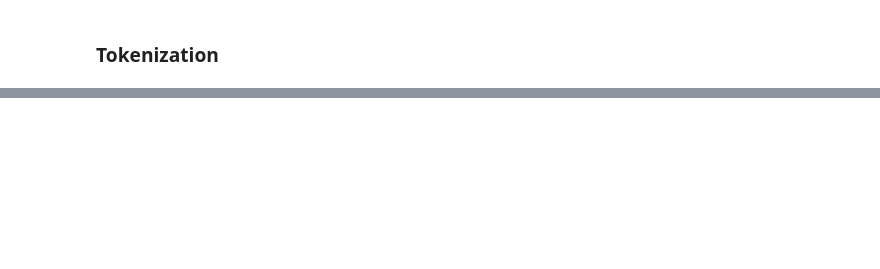
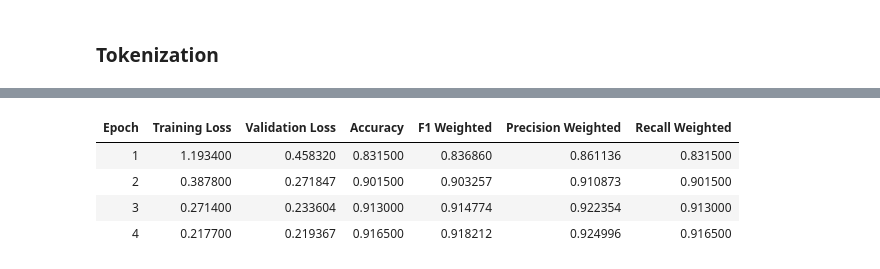
Before and after one commit to AshiniR/Tweet-Emotion-Recognition, a Jupyter notebook: notebook/Tweet_Emotion_Recognition.ipynb, the cells around one changed output, grey strips where cells are left out. Drawn from its saved outputs; the diff is of its cells as text; code cells hidden in the pictures; blank space fills up the shorter version.

```diff
--- a/notebook/Tweet_Emotion_Recognition.ipynb
+++ b/notebook/Tweet_Emotion_Recognition.ipynb
@@ -1162,13 +1498,13 @@ files.download("best_model_DBERT.zip")
 # %% [markdown]
 ## 4. Experiment with RoBERTa
 # %%
-train_df_ROBERTA = train_df.copy()
-val_df_ROBERTA = val_df.copy()
-test_df_ROBERTA = test_df.copy()
+train_df_RoBERTa = train_df.copy()
+val_df_RoBERTa = val_df.copy()
+test_df_RoBERTa = test_df.copy()
 
 # Drop the label_names column
-train_df_DBERT = train_df_ROBERTA.drop('label_names', axis=1)
+train_df_RoBERTa = train_df_RoBERTa.drop('label_names', axis=1)
 
-print("Shape of train_df_ROBERTA:", train_df_ROBERTA.shape)
-print("Shape of val_df_ROBERTA:", val_df_ROBERTA.shape)
-print("Shape of test_df_ROBERTA:", test_df_ROBERTA.shape)
+print("Shape of train_df_RoBERTa:", train_df_RoBERTa.shape)
+print("Shape of val_df_RoBERTa:", val_df_RoBERTa.shape)
+print("Shape of test_df_RoBERTa:", test_df_RoBERTa.shape)
@@ -1176,0 +1617,65 @@ print("Shape of test_df_ROBERTA:", test_df_ROBERTA.shape)
+# %%
+def objective_RoBERTa(trial):
+    # 1. Model parameters
+    model_params = {
+        "hidden_dropout_prob": trial.suggest_float("hidden_dropout", 0.1, 0.3),
+        "attention_probs_dropout_prob": trial.suggest_float("attn_dropout", 0.1, 0.3),
+    }
+
+    # 2. Training parameters
+    training_params = {
+        "learning_rate": trial.suggest_float("learning_rate", 1e-5, 5e-5, log=True),
+        "weight_decay": trial.suggest_float("weight_decay", 0.0, 0.1),
+        "per_device_train_batch_size": trial.suggest_categorical("batch_size", [8, 16, 32]),
+        "num_train_epochs": trial.suggest_int("epochs", 2, 5),
+        "warmup_ratio": trial.suggest_float("warmup", 0.05, 0.1),
+    }
+
+    # 3. Define the RoBERTa model
+    model = RobertaForSequenceClassification.from_pretrained(
+        'roberta-base',
+        num_labels=6,
+        id2label={0: "sadness", 1: "joy", 2: "love", 3: "anger", 4: "fear", 5: "surprise"},
+        **model_params
+    )
+
+    # 4. Training arguments
+    training_args = TrainingArguments(
+        output_dir='./optuna_temp_roberta',
+        eval_strategy="epoch",
+        save_strategy="no",
+        metric_for_best_model="eval_f1_weighted",
+        greater_is_better=True,
+        load_best_model_at_end=False,
+        fp16=True,
+        per_device_eval_batch_size=64,
+        report_to="none",
+        **training_params
+    )
+
+    # 5. Weighted Trainer for RoBERTa
+    trainer = WeightedTrainer_RoBERTa(
+        model=model,
+        args=training_args,
+        train_dataset=tokenized_train_RoBERTa,
+        eval_dataset=tokenized_val_RoBERTa,
+        data_collator=data_collator_RoBERTa,
+        compute_metrics=compute_metrics,
+        class_weights=class_weights_dict
+    )
+
+    # 6. Train and evaluate
+    trainer.train()
+    results = trainer.evaluate()
+
+    return results['eval_f1_weighted']
+
+
+# Run Optuna study for RoBERTa
+study_RoBERTa = optuna.create_study(direction="maximize")
+study_RoBERTa.optimize(objective_RoBERTa, n_trials=10, timeout=2.5*60*60)
+
+# Best hyperparameters
+best_params_RoBERTa = study_RoBERTa.best_params
+print("Best hyperparameters for RoBERTa found: ", best_params_RoBERTa)
+# %% [output]
@@ -1176,0 +1686,5 @@ print("Shape of test_df_ROBERTA:", test_df_ROBERTA.shape)
+| Epoch | Training Loss | Validation Loss | Accuracy | F1 Weighted | Precision Weighted | Recall Weighted |
+| 1 | 1.193400 | 0.458320 | 0.831500 | 0.836860 | 0.861136 | 0.831500 |
+| 2 | 0.387800 | 0.271847 | 0.901500 | 0.903257 | 0.910873 | 0.901500 |
+| 3 | 0.271400 | 0.233604 | 0.913000 | 0.914774 | 0.922354 | 0.913000 |
+| 4 | 0.217700 | 0.219367 | 0.916500 | 0.918212 | 0.924996 | 0.916500 |
```
Also changed, not shown: parts of 45 cells of this notebook.
